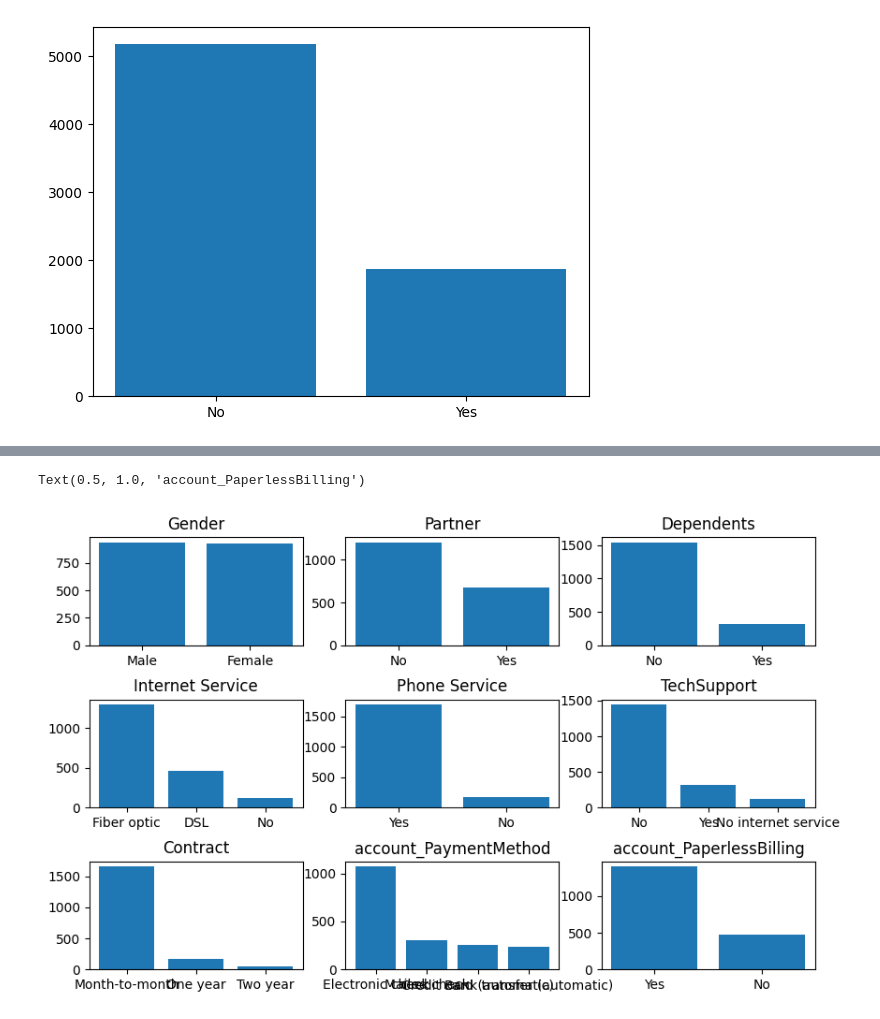
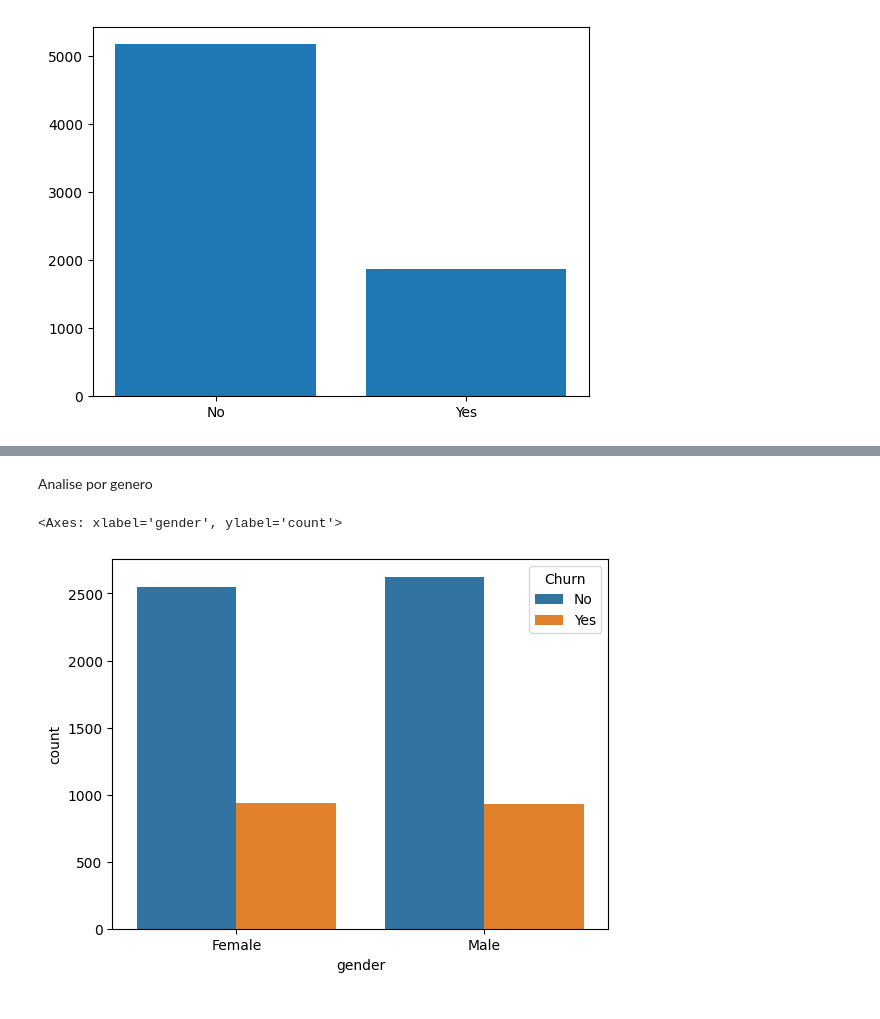
Before and after one commit to cauancalmeida/Challenge_1, a Jupyter notebook: Analise_descritiva.ipynb, the cells around one changed output, grey strips where cells are left out. Cells and saved outputs as stored; diff of their text form; code cells hidden in the pictures.

```diff
--- a/Analise_descritiva.ipynb
+++ b/Analise_descritiva.ipynb
@@ -38,9 +54,3 @@ df.describe()
 | max | 1.000000 | 72.000000 | 118.750000 | 8684.800000 |
 # %% [markdown]
 variavel Churn não foi retornada, farei um dtypes para entender
-# %%
-df.rename(columns={'phone.PhoneService':'phone_PhoneService','phone.MultipleLines':'phone_MultipleLines','internet.InternetService':'internet_InternetService',
-                   'account.Contract':'account_Contract',
-                  'account.PaperlessBilling':'account_PaperlessBilling','account.PaymentMethod':'account_PaymentMethod',
-                  'account.Charges.Monthly':'account_Charges_Monthly','account.Charges.Total':'account_Charges_Total'},inplace=True)
-df.columns
@@ -121,40 +105,7 @@ df.query('Churn == "Yes"')
-# %%
-fig, axs = plt.subplots(3,3, figsize=(10,6))
-fig.subplots_adjust(hspace=0.5)
-#-----------Genero ---------------------
-axs[0,0].bar(df.query('Churn == "Yes"').gender.unique(), df.query('Churn == "Yes"').gender.value_counts())
-axs[0,0].set_title('Gender')
-#-----------Partner ---------------------
-axs[0,1].bar(df.query('Churn == "Yes"').Partner.unique(), df.query('Churn == "Yes"').Partner.value_counts())
-axs[0,1].set_title('Partner')
-#-----------Dependents ---------------------
-axs[0,2].bar(df.query('Churn == "Yes"').Dependents.unique(), df.query('Churn == "Yes"').Dependents.value_counts())
-axs[0,2].set_title('Dependents')
-
-
-#-----------Internet -------------------
-axs[1,0].bar(df.query('Churn == "Yes"').internet_InternetService.unique(),df.query('Churn == "Yes"').internet_InternetService.value_counts())
-axs[1,0].set_title('Internet Service')
-#-----------Phone Service----------------
-axs[1,1].bar(df.query('Churn == "Yes"').phone_PhoneService.unique(),df.query('Churn == "Yes"').phone_PhoneService.value_counts())
-axs[1,1].set_title('Phone Service')
-#----------TechSupport----------------
-axs[1,2].bar(df.query('Churn == "Yes"').TechSupport.unique(),df.query('Churn == "Yes"').TechSupport.value_counts())
-axs[1,2].set_title('TechSupport')
-
-
-#-----------Contrato--------------------
-axs[2,0].bar(df.query('Churn == "Yes"').account_Contract.unique(),df.query('Churn == "Yes"').account_Contract.value_counts())
-axs[2,0].set_title('Contract')
-
-#-----------account_PaymentMethod--------------------
-axs[2,1].bar(df.query('Churn == "Yes"').account_PaymentMethod.unique(),df.query('Churn == "Yes"').account_PaymentMethod.value_counts())
-axs[2,1].set_title('account_PaymentMethod')
-
-
-#-----------account_PaperlessBilling--------------------
-axs[2,2].bar(df.query('Churn == "Yes"').account_PaperlessBilling.unique(),df.query('Churn == "Yes"').account_PaperlessBilling.value_counts())
-axs[2,2].set_title('account_PaperlessBilling')
-# %% [output]
-Text(0.5, 1.0, 'account_PaperlessBilling')
-[figure, removed]
+# %% [markdown]
+Analise por genero
+# %%
+sns.countplot(df, x='gender', hue='Churn')
+# %% [output]
+<Axes: xlabel='gender', ylabel='count'>
+[figure, added]
```
Also changed, not shown: parts of 26 cells of this notebook.
